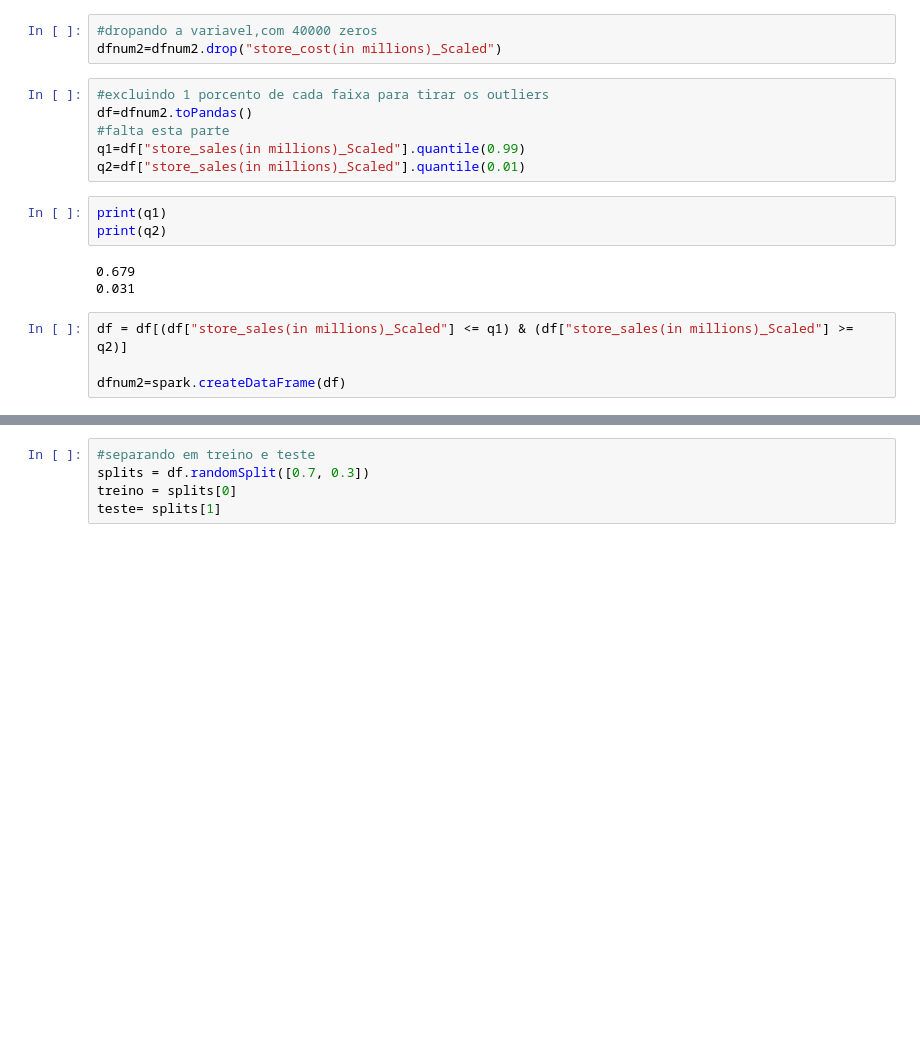
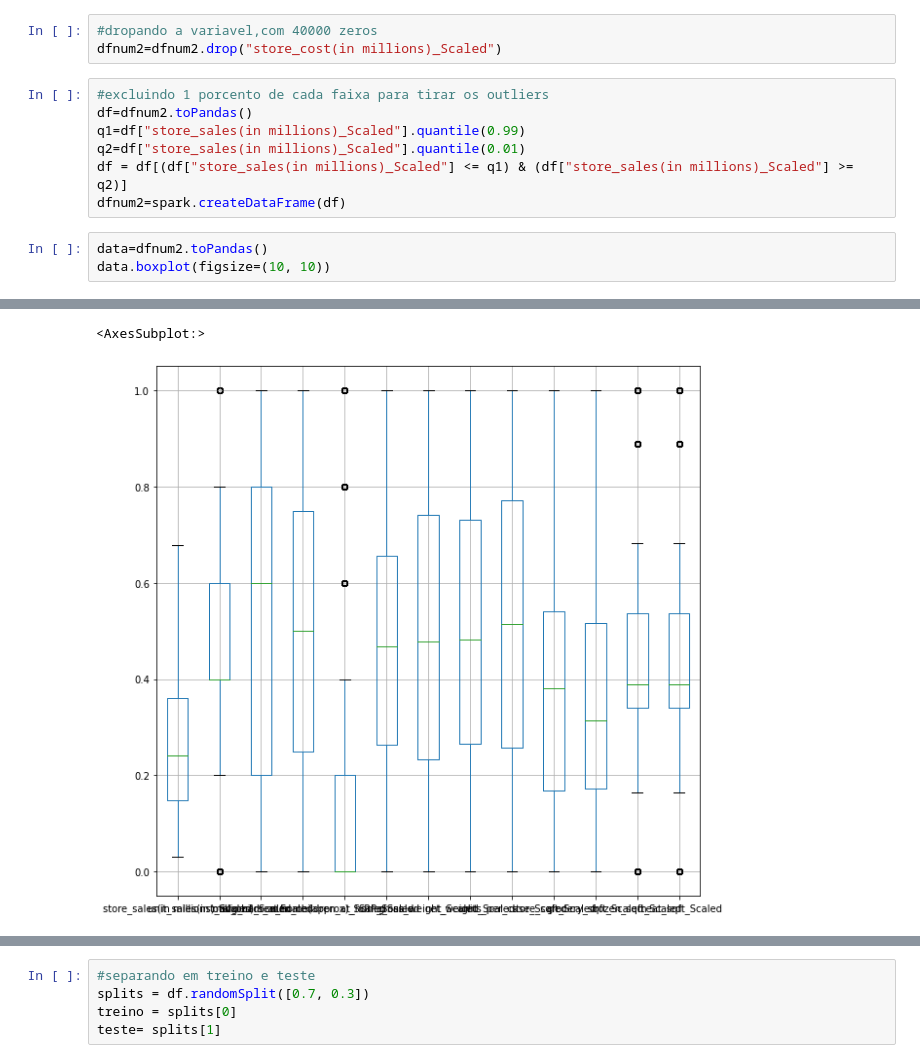
Before and after one commit to carssant/cases, a Jupyter notebook: Projetos/proj5/proj5.ipynb, the cells around one changed output, grey strips where cells are left out. Drawn from its saved outputs; the diff is of its cells as text; blank space fills up the shorter version.

```diff
--- a/Projetos/proj5/proj5.ipynb
+++ b/Projetos/proj5/proj5.ipynb
@@ -358,16 +354,11 @@ dfnum2=dfnum2.drop("store_cost(in millions)_Scaled")
 # %%
 #excluindo 1 porcento de cada faixa para tirar os outliers
 df=dfnum2.toPandas()
-#falta esta parte
 q1=df["store_sales(in millions)_Scaled"].quantile(0.99)
 q2=df["store_sales(in millions)_Scaled"].quantile(0.01)
+df = df[(df["store_sales(in millions)_Scaled"] <= q1) & (df["store_sales(in millions)_Scaled"] >= q2)]
+dfnum2=spark.createDataFrame(df)
-# %%
-print(q1)
-print(q2)
-# %% [output]
-0.679
-0.031
-# %%
-df = df[(df["store_sales(in millions)_Scaled"] <= q1) & (df["store_sales(in millions)_Scaled"] >= q2)]
-
-dfnum2=spark.createDataFrame(df)
+# %%
+data=dfnum2.toPandas()
+data.boxplot(figsize=(10, 10))
+# %% [output]
@@ -373,0 +366,2 @@ dfnum2=spark.createDataFrame(df)
+<AxesSubplot:>
+[figure, added]
```
Also changed, not shown: parts of 49 cells of this notebook.
